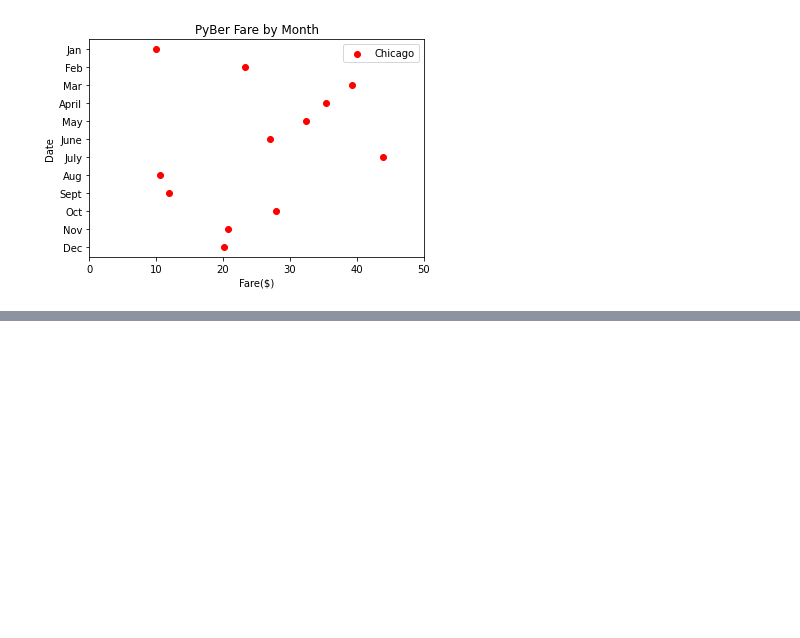
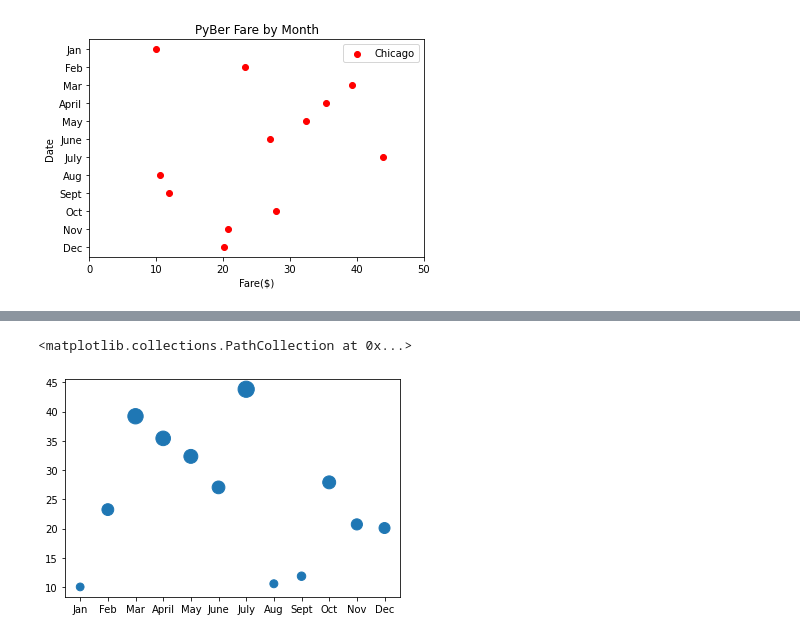
Before and after one commit to juliomeza/PyBer_Analysis, a Jupyter notebook: Untitled.ipynb, the cells around one changed output, grey strips where cells are left out. Saved outputs shown, nothing was run; the diff lists cells and outputs as text; code cells hidden in the pictures; blank space fills up the shorter version.

```diff
--- a/Untitled.ipynb
+++ b/Untitled.ipynb
@@ -141,0 +171,5 @@ plt.legend()
+# %%
+plt.scatter(x_axis, y_axis, s = [i * 6 for i in y_axis])
+# %% [output]
+<matplotlib.collections.PathCollection at 0x...>
+[figure, added]
```
Also changed, not shown: parts of 6 cells of this notebook.
